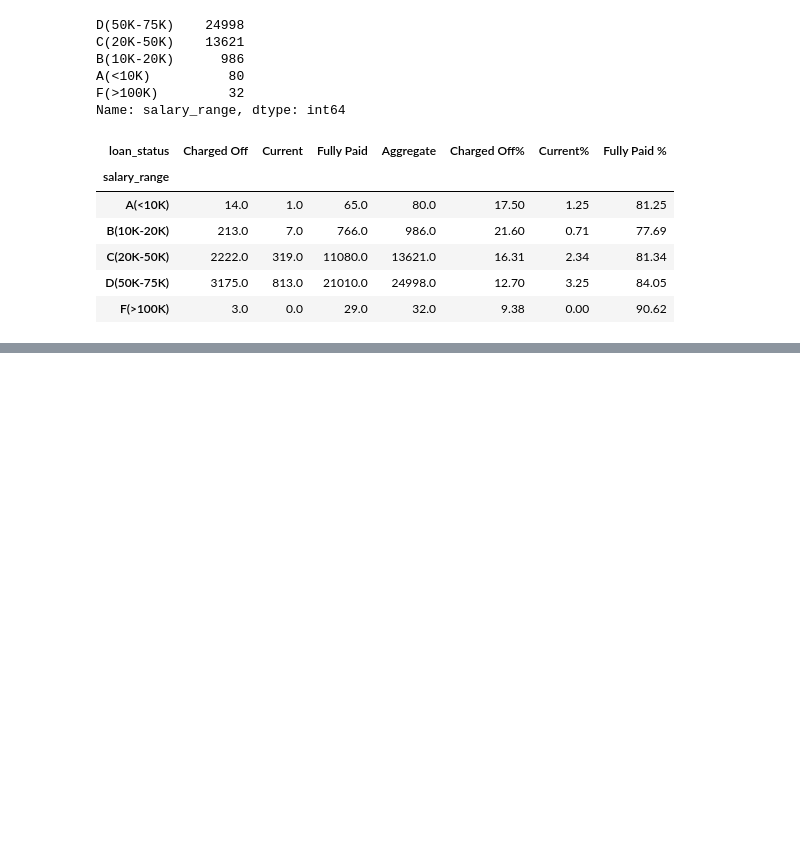
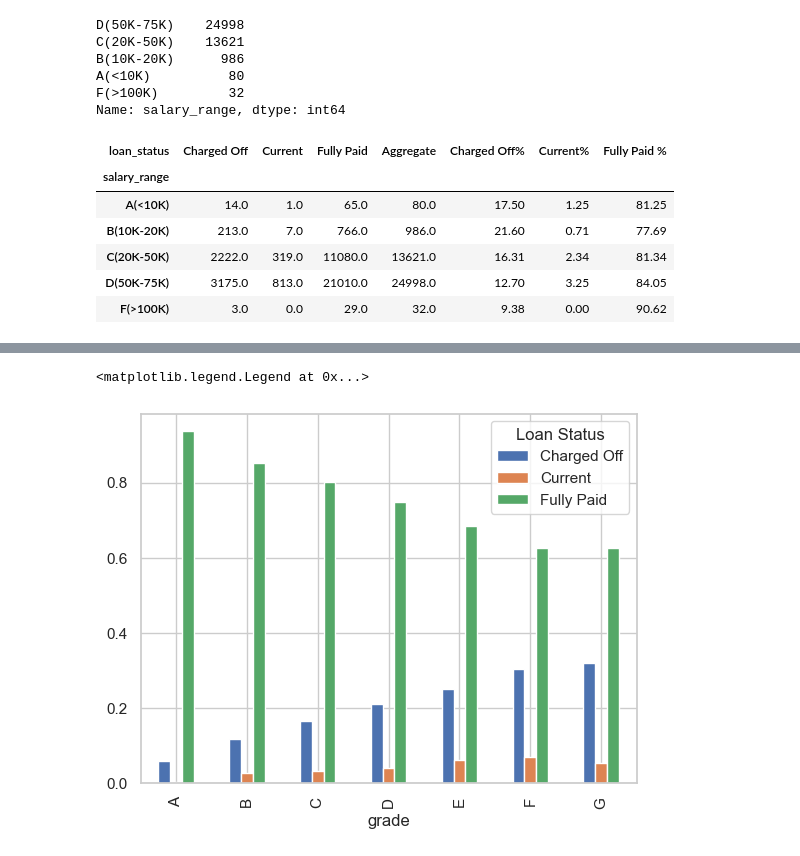
Before and after one commit to likith2201/BankLoanCaseStudy_Project, a Jupyter notebook: BankingLoanCaseStudy.ipynb, the cells around one changed output, grey strips where cells are left out. Cells and saved outputs as stored; diff of their text form; code cells hidden in the pictures; blank space fills up the shorter version.

```diff
--- a/BankingLoanCaseStudy.ipynb
+++ b/BankingLoanCaseStudy.ipynb
@@ -634,0 +637,5 @@ for p in ax.patches:
+# %%
+loandf['int_rate%'] = loandf['int_rate'].str[:-1].astype(float)
+
+print(loandf['int_rate%'].max())
+print(loandf['int_rate%'].min())
@@ -634,0 +645,14 @@ for p in ax.patches:
+# %%
+def int_rate(x):
+    'Create int_rate range'
+    if x < 10:
+        return "A(<10%)"
+    elif 10 <= x < 15:
+        return "B(10%-15%)"
+    elif 15 <= x < 20:
+        return "C(15%-20%)"
+    else:
+        return "D(>20%)"
+
+loandf['int_rate_range'] = loandf['int_rate%'].apply(lambda x: int_rate(x))
+loandf['int_rate_range'].value_counts()
@@ -634,0 +746,20 @@ for p in ax.patches:
+# %%
+def loan_installment_range(x):
+    'Craete int_rate range'
+    if x < 50:
+        return "A(<50)"
+    elif 50 <= x < 100:
+        return "B(50-100)"
+    elif 100 <= x < 200:
+        return "C(100-200)"
+    elif 200 <= x < 500:
+        return "D(200-500)"
+    elif 500 <= x < 750:
+        return "E(500-750)"
+    elif 750 <= x < 1000:
+        return "F(750-1000)"
+    else:
+        return "G(>1000)"
+
+loandf['loan_installment_range'] = loandf['installment'].apply(lambda x: loan_installment_range(x))
+loandf['loan_installment_range'].value_counts()
@@ -634,0 +795,3 @@ for p in ax.patches:
+# %%
+Grade_loanstatus = pd.crosstab(index=loandf["grade"],columns=loandf["loan_status"]).apply(lambda x: x/x.sum(), axis=1)
+print(Grade_loanstatus)
@@ -634,0 +808,6 @@ for p in ax.patches:
+# %%
+Grade_loanstatus.plot.bar(stacked=False)
+plt.legend(title='Loan Status')
+# %% [output]
+<matplotlib.legend.Legend at 0x...>
+[figure, added]
```
Also changed, not shown: parts of 39 cells of this notebook.
